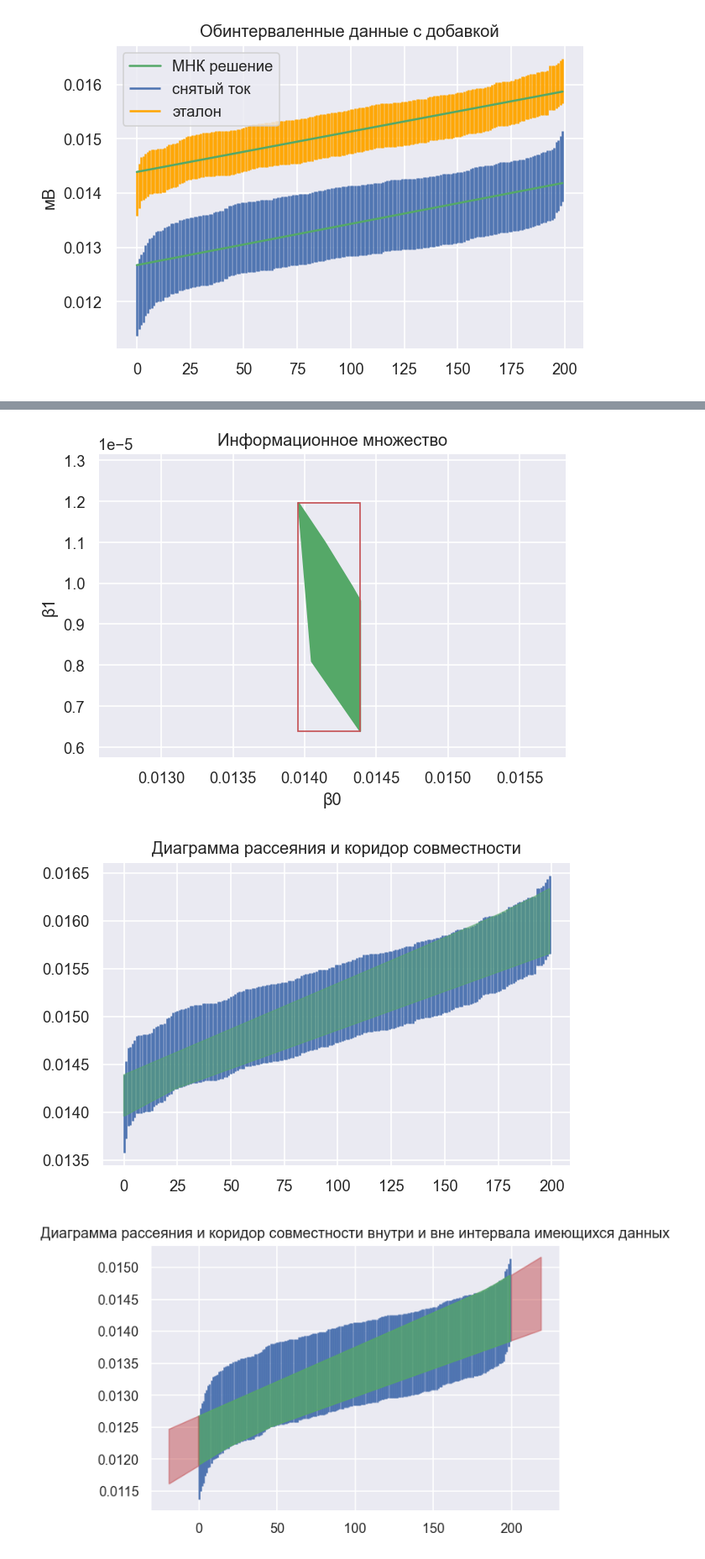
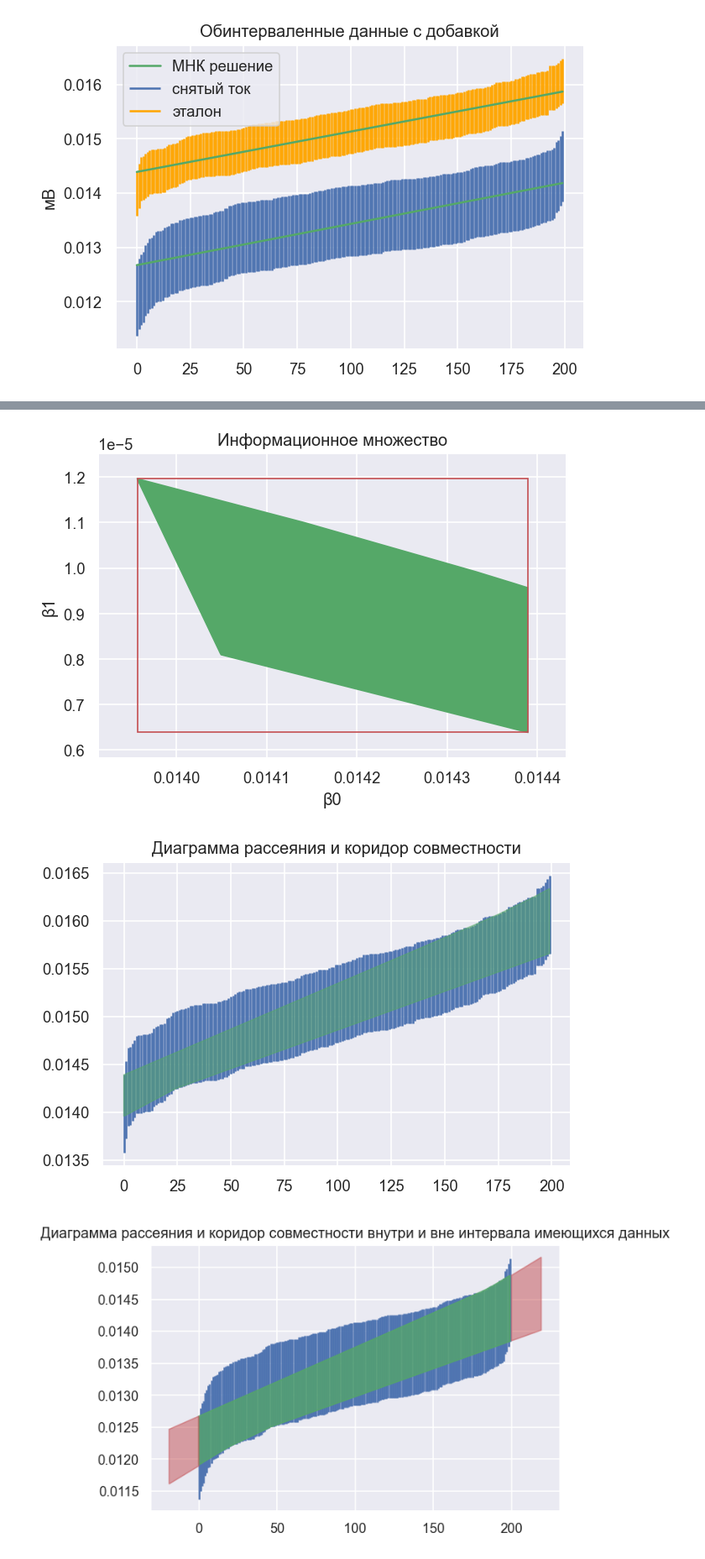
Before and after one commit to mitenevav/intervals, a Jupyter notebook: lab2/lab2.ipynb, the cells around one changed output, grey strips where cells are left out. Shown at 84% size. Saved outputs shown, nothing was run; the diff lists cells and outputs as text; code cells hidden in the pictures.

```diff
--- a/lab2/lab2.ipynb
+++ b/lab2/lab2.ipynb
@@ -127,18 +127,18 @@ plt.show()
 # %% [output]
 [figure]
 # %%
-def get_info(df, rad):
+def get_info(data, rad):
     bt = []
-    for b in tqdm(np.arange(df['мВ'].iloc[0] - rad, df['мВ'].iloc[0] + rad, 1e-6)):
-        for i in range(1, len(df)):
-            k = (df['мВ'].iloc[i] - rad - b) / i
+    for b in tqdm(np.arange(data[0] - rad, data[0] + rad, 1e-6)):
+        for i in range(1, len(data)):
+            k = (data[i] - rad - b) / i
             y = b + k * x
-            if ((df['мВ'] - rad) <= y).all() and ((df['мВ'] + rad) >= y).all():
+            if ((data - rad) <= y).all() and ((data + rad) >= y).all():
                 bt.append([b, k])
 
-            k = (df['мВ'].iloc[i] + rad - b) / i
+            k = (data[i] + rad - b) / i
             y = b + k * x
-            if ((df['мВ'] - rad) <= y).all() and ((df['мВ'] + rad) >= y).all():
+            if ((data - rad) <= y).all() and ((data + rad) >= y).all():
                 bt.append([b, k])
     bt = np.array(bt)
 
@@ -148,11 +148,12 @@ def get_info(df, rad):
     b1 = np.array(btdf[1].tolist())
     b1 = list(b1.max(axis=1)) + list(b1.min(axis=1))[::-1]
 
-
+    x_ptp = bt[:, 0].max() - bt[:, 0].min()
+    y_ptp = bt[:, 1].max() - bt[:, 1].min()
 
     plt.title('Информационное множество')
-    plt.xlim(bt[:, 0].min()*0.9, bt[:, 0].max()*1.1)
-    plt.ylim(bt[:, 1].min()*0.9, bt[:, 1].max()*1.1)
+    plt.xlim(bt[:, 0].min() - x_ptp * 0.1, bt[:, 0].max() + x_ptp * 0.1)
+    plt.ylim(bt[:, 1].min() - y_ptp * 0.1, bt[:, 1].max() + y_ptp * 0.1)
     axes = plt.gca()
 
     axes.add_patch(mpl.patches.Polygon(np.array([b0, b1]).T, color='g'))
@@ -177,7 +178,7 @@ def get_info(df, rad):
     bbox = np.array(bbox)
 
     plt.title('Диаграмма рассеяния и коридор совместности')
-    plt.vlines(x, df['мВ']-rad, df['мВ']+rad, label='снятый ток', colors='b')
+    plt.vlines(x, data-rad, data+rad, label='снятый ток', colors='b')
 
     axes = plt.gca()
 
@@ -194,8 +195,8 @@ bt1 = get_info(df1, new_rad1)
 [figure]
 # %%
-bt2 = get_info(df2, new_rad2)
+bt2 = get_info(df2['мВ'].tolist(), new_rad2)
 # %% [output]
-[figure, old version]
+[figure, new version]
 [figure]
 # %%
 def plot_predict(df, rad, bt, lag=20):
```
Also changed, not shown: parts of 3 cells of this notebook.
